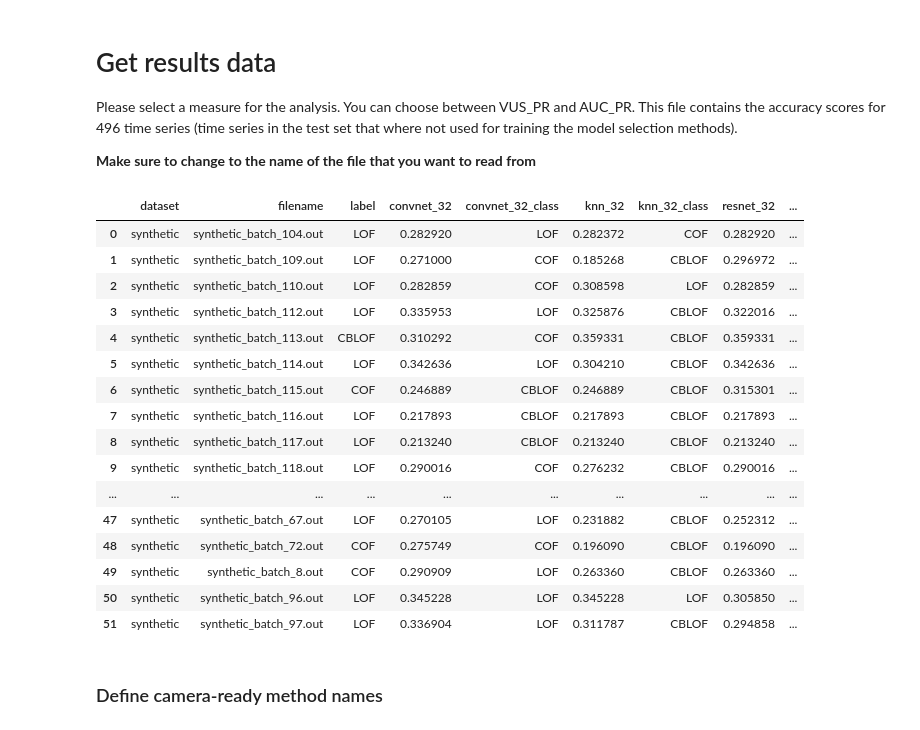
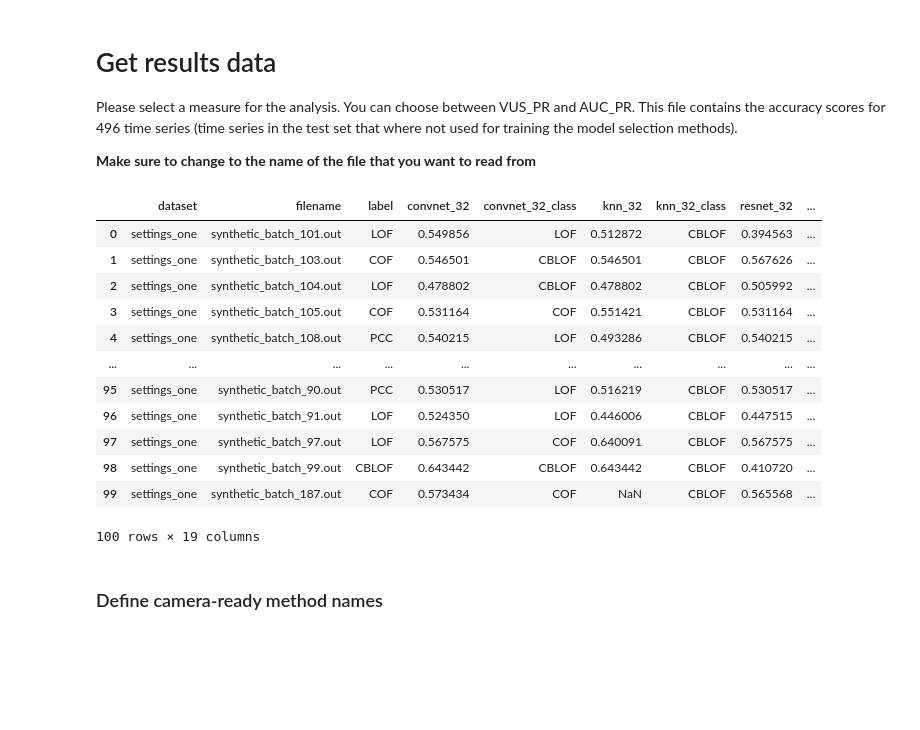
Before and after one commit to doanthihoaithu/MSAD, a Jupyter notebook: experiments/accuracy_analysis/accuracy_evaluation_mts.ipynb, the cells around one changed output. Drawn from its saved outputs; the diff is of its cells as text; code cells hidden in the pictures; blank space fills up the shorter version.

```diff
--- a/experiments/accuracy_analysis/accuracy_evaluation_mts.ipynb
+++ b/experiments/accuracy_analysis/accuracy_evaluation_mts.ipynb
@@ -35,7 +35,7 @@ Please select a measure for the analysis. You can choose between VUS_PR and AUC_
 **Make sure to change to the name of the file that you want to read from**
 # %%
 # Replace this value with "AUC_PR" or "VUS_PR" to obtain the corresponding results
-measure_name = 'AUC_PR'
+measure_name = 'AUC_ROC'
 
 # Uncomment this command and all plt.savefig(...) commands to save the generated figures
 # figure_path = 'dummy/path/{}.svg'
@@ -66,49 +66,45 @@ methods_feature = [
     'bayes_{}',
     'qda_{}',
     'svc_linear_{}']
 
 # old_methods = ['IFOREST', 'LOF', 'MP', 'NORMA', 'IFOREST1', 'HBOS', 'OCSVM','PCA', 'AE', 'CNN', 'LSTM', 'POLY']
 
 old_methods = ['CBLOF', 'COF', 'COPOD', 'HBOS', 'LOF', 'PCC']
 
 Base_methods = ['Avg Ens','Oracle']
 
 # all_length = [16, 32, 64, 128, 256, 512, 768, 1024]
 all_length = [32]
 
 all_methods_ens = [meth.format(length) for meth in methods_conv for length in all_length]
 all_methods_ens += [meth.format(length) for meth in methods_sit for length in all_length]
 all_methods_ens += [meth.format(length) for meth in methods_ts for length in all_length]
 all_methods_ens += [meth.format(length) for meth in methods_feature for length in all_length]
 
 # Keep only the methods that exist in the results you read
 all_methods = old_methods + Base_methods + all_methods_ens
 all_methods = [x for x in all_methods if x in df.columns]
 
 # Create a list of all different classes of methods
 split = [x.rsplit('_', 1)[0] for x in all_methods]
 used = set()
 all_methods_class = [x for x in split if x not in used and (used.add(x) or True)]
 
 df
 # %% [output]
 |  | dataset | filename | label | convnet_32 | convnet_32_class | knn_32 | knn_32_class | resnet_32 | ... |
-| 0 | synthetic | synthetic_batch_104.out | LOF | 0.282920 | LOF | 0.282372 | COF | 0.282920 | ... |
-| 1 | synthetic | synthetic_batch_109.out | LOF | 0.271000 | COF | 0.185268 | CBLOF | 0.296972 | ... |
-| 2 | synthetic | synthetic_batch_110.out | LOF | 0.282859 | COF | 0.308598 | LOF | 0.282859 | ... |
-| 3 | synthetic | synthetic_batch_112.out | LOF | 0.335953 | LOF | 0.325876 | CBLOF | 0.322016 | ... |
-| 4 | synthetic | synthetic_batch_113.out | CBLOF | 0.310292 | COF | 0.359331 | CBLOF | 0.359331 | ... |
-| 5 | synthetic | synthetic_batch_114.out | LOF | 0.342636 | LOF | 0.304210 | CBLOF | 0.342636 | ... |
-| 6 | synthetic | synthetic_batch_115.out | COF | 0.246889 | CBLOF | 0.246889 | CBLOF | 0.315301 | ... |
-| 7 | synthetic | synthetic_batch_116.out | LOF | 0.217893 | CBLOF | 0.217893 | CBLOF | 0.217893 | ... |
-| 8 | synthetic | synthetic_batch_117.out | LOF | 0.213240 | CBLOF | 0.213240 | CBLOF | 0.213240 | ... |
-| 9 | synthetic | synthetic_batch_118.out | LOF | 0.290016 | COF | 0.276232 | CBLOF | 0.290016 | ... |
+| 0 | settings_one | synthetic_batch_101.out | LOF | 0.549856 | LOF | 0.512872 | CBLOF | 0.394563 | ... |
+| 1 | settings_one | synthetic_batch_103.out | COF | 0.546501 | CBLOF | 0.546501 | CBLOF | 0.567626 | ... |
+| 2 | settings_one | synthetic_batch_104.out | LOF | 0.478802 | CBLOF | 0.478802 | CBLOF | 0.505992 | ... |
+| 3 | settings_one | synthetic_batch_105.out | COF | 0.531164 | COF | 0.551421 | CBLOF | 0.531164 | ... |
+| 4 | settings_one | synthetic_batch_108.out | PCC | 0.540215 | LOF | 0.493286 | CBLOF | 0.540215 | ... |
 | ... | ... | ... | ... | ... | ... | ... | ... | ... | ... |
-| 47 | synthetic | synthetic_batch_67.out | LOF | 0.270105 | LOF | 0.231882 | CBLOF | 0.252312 | ... |
-| 48 | synthetic | synthetic_batch_72.out | COF | 0.275749 | COF | 0.196090 | CBLOF | 0.196090 | ... |
-| 49 | synthetic | synthetic_batch_8.out | COF | 0.290909 | LOF | 0.263360 | CBLOF | 0.263360 | ... |
-| 50 | synthetic | synthetic_batch_96.out | LOF | 0.345228 | LOF | 0.345228 | LOF | 0.305850 | ... |
-| 51 | synthetic | synthetic_batch_97.out | LOF | 0.336904 | LOF | 0.311787 | CBLOF | 0.294858 | ... |
+| 95 | settings_one | synthetic_batch_90.out | PCC | 0.530517 | LOF | 0.516219 | CBLOF | 0.530517 | ... |
+| 96 | settings_one | synthetic_batch_91.out | LOF | 0.524350 | LOF | 0.446006 | CBLOF | 0.447515 | ... |
+| 97 | settings_one | synthetic_batch_97.out | LOF | 0.567575 | COF | 0.640091 | CBLOF | 0.567575 | ... |
+| 98 | settings_one | synthetic_batch_99.out | CBLOF | 0.643442 | CBLOF | 0.643442 | CBLOF | 0.410720 | ... |
+| 99 | settings_one | synthetic_batch_187.out | COF | 0.573434 | COF | NaN | CBLOF | 0.565568 | ... |
+100 rows × 19 columns
 # %% [markdown]
 ### Define camera-ready method names
 # %%
```
Also changed, not shown: parts of 3 cells of this notebook, 4 other files.
